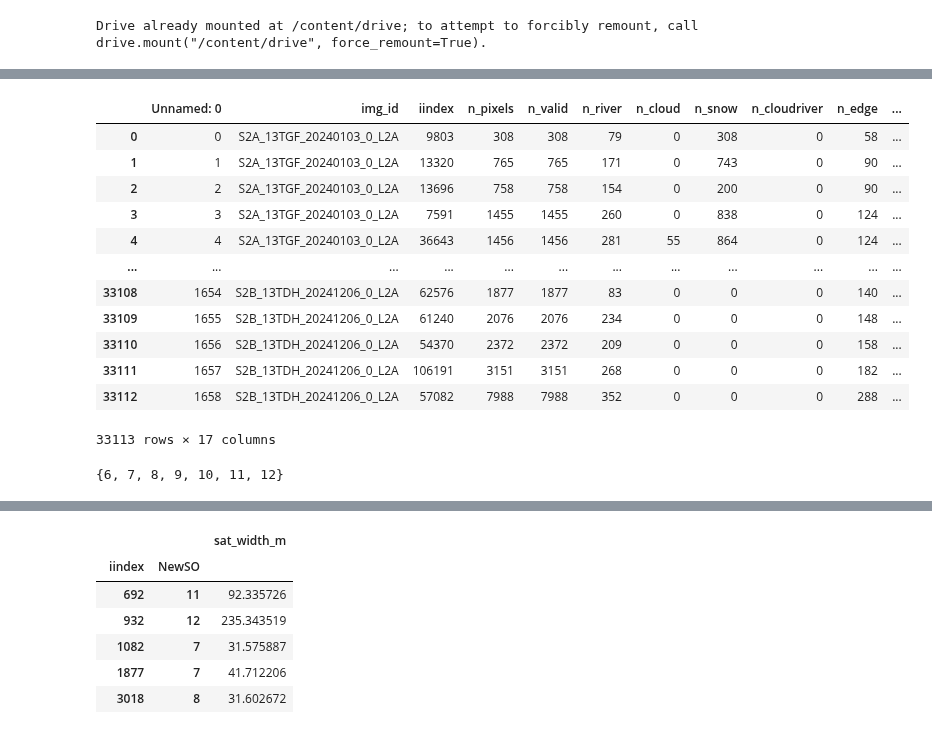
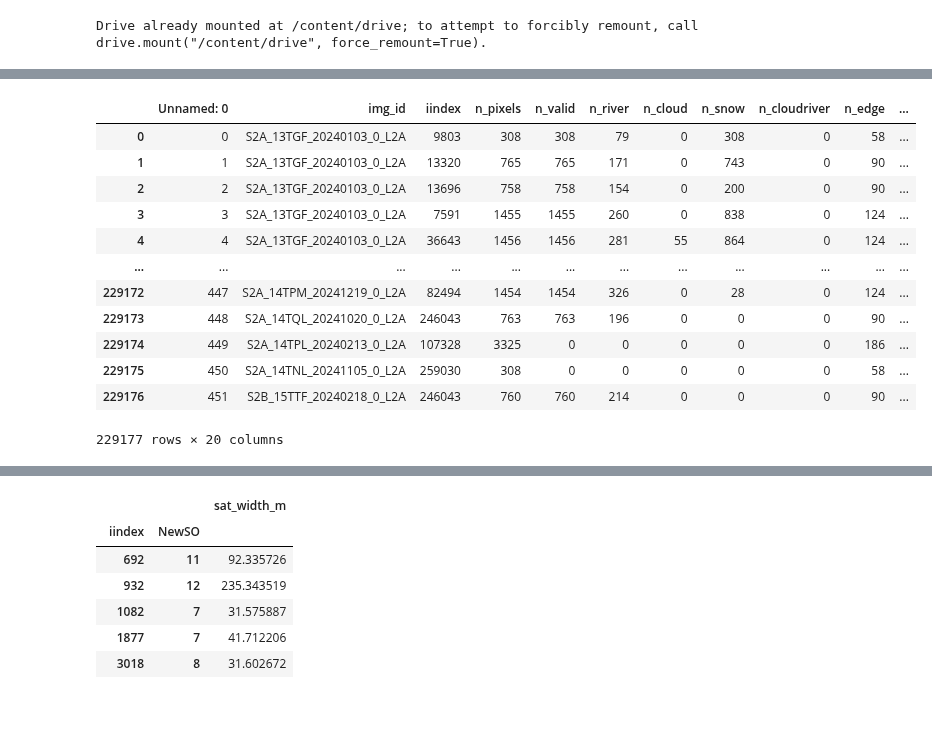
Before and after one commit to wherediddavidgo/multitemporal_RSSA, a Jupyter notebook: ew_distributions_AHG.ipynb, the cells around one changed output, grey strips where cells are left out. Saved outputs shown, nothing was run; the diff lists cells and outputs as text; code cells hidden in the pictures.

Commit message:
stream order and discharge quintile

```diff
--- a/ew_distributions_AHG.ipynb
+++ b/ew_distributions_AHG.ipynb
@@ -90,0 +23,26 @@ plt.plot(tQ)
+# %%
+ew_pts1 = gpd.read_file('/content/drive/MyDrive/platte_pts_10000m.shp')[['iindex', 'geometry']]
+ew_circles1 = gpd.read_file('/content/drive/MyDrive/river_tinder_assets/all_sites/buffs_3x_width_20250903.shp')[['iindex', 'geometry']]
+
+ew_pts2 = gpd.read_file('/content/drive/MyDrive/river_tinder_assets/gage_sites/gage_points_20250918.shp')[['iindex', 'geometry']]
+ew_circles2 = gpd.read_file('/content/drive/MyDrive/river_tinder_assets/gage_sites/gage_circles_3x_20250918.shp')[['iindex', 'geometry']]
+
+ew_pts3 = gpd.read_file('/content/drive/MyDrive/river_tinder_assets/gage_sites/gage_points_extra.shp')[['iindex', 'geometry']]
+ew_circles3 = gpd.read_file('/content/drive/MyDrive/river_tinder_assets/gage_sites/gage_circles_3x_extra.shp')[['iindex', 'geometry']]
+
+
+ew_pts = pd.concat([ew_pts1, ew_pts2, ew_pts3])
+ew_pts = gpd.GeoDataFrame(ew_pts, geometry=ew_pts.geometry, crs=4326).to_crs(3857)
+
+ew_circles = pd.concat([ew_circles1, ew_circles2, ew_circles3])
+ew_circles = gpd.GeoDataFrame(ew_circles, geometry=ew_circles.geometry).to_crs(3857)
+ew_pts = ew_pts.loc[(ew_pts.iindex.isin(ew_circles.iindex)) & (ew_pts.iindex != 30618)]
+
+ew_circles['riv_length'] = ew_circles.apply(lambda x: gpd.sjoin(cb_centerlines, gpd.GeoDataFrame(geometry=[x.geometry], crs=3857)).length.sum(), axis=1)
+
+ew_pts = pd.merge(ew_pts, ew_circles[['iindex', 'riv_length']])
+ew_pts = ew_pts.to_crs(3857).sjoin_nearest(merit_centerlines, distance_col='distance_merit')[['iindex', 'geometry', 'riv_length', 'COMID', 'distance_merit', 'order']]
+
+ew_pts = ew_pts.sjoin_nearest(cb_centerlines[['NewSO', 'geometry']], distance_col='distance_cb').drop_duplicates('iindex')
+
+ew_pts
@@ -91,34 +63,38 @@ plt.plot(tQ)
 # %%
-years = [2024]
-months = [1, 2, 3, 4, 5, 6, 7, 8, 9, 10, 11, 12]
+# years = [2018, 2019, 2021, 2022, 2023, 2024]
+# months = [1, 2, 3, 4, 5, 6, 7, 8, 9, 10, 11, 12]
 df_list = []
 
-for y in years:
-    for m in months:
-        df_list.append(pd.read_csv(f'/content/drive/MyDrive/effwidth_results/all_sites/effwidths_{m}_{y}_20250928.csv'))
+files = glob.glob('/content/drive/MyDrive/effwidth_results/all_sites/*20250928.csv')
+for f in tqdm(files):
+    df_list.append(pd.read_csv(f))
+
+files = glob.glob('/content/drive/MyDrive/effwidth_results/gage_sites/*g*_2025092*.csv')
+for f in tqdm(files):
+    df_list.append(pd.read_csv(f))
 
 widths = pd.concat(df_list)
 
 widths['date'] = widths.apply(lambda x: datetime.date(int(x['img_id'][10:14]), int(x['img_id'][14:16]), int(x['img_id'][16:18])), axis=1)
 widths['date'] = pd.to_datetime(widths.date)
 
-widths = pd.merge(widths, ew_points, on='iindex', how='left')
+widths = pd.merge(widths, ew_pts, on='iindex', how='left')
 
 widths
 # %% [output]
 |  | Unnamed: 0 | img_id | iindex | n_pixels | n_valid | n_river | n_cloud | n_snow | n_cloudriver | n_edge | ... |
 | 0 | 0 | S2A_13TGF_20240103_0_L2A | 9803 | 308 | 308 | 79 | 0 | 308 | 0 | 58 | ... |
 | 1 | 1 | S2A_13TGF_20240103_0_L2A | 13320 | 765 | 765 | 171 | 0 | 743 | 0 | 90 | ... |
 | 2 | 2 | S2A_13TGF_20240103_0_L2A | 13696 | 758 | 758 | 154 | 0 | 200 | 0 | 90 | ... |
 | 3 | 3 | S2A_13TGF_20240103_0_L2A | 7591 | 1455 | 1455 | 260 | 0 | 838 | 0 | 124 | ... |
 | 4 | 4 | S2A_13TGF_20240103_0_L2A | 36643 | 1456 | 1456 | 281 | 55 | 864 | 0 | 124 | ... |
 | ... | ... | ... | ... | ... | ... | ... | ... | ... | ... | ... | ... |
-| 33108 | 1654 | S2B_13TDH_20241206_0_L2A | 62576 | 1877 | 1877 | 83 | 0 | 0 | 0 | 140 | ... |
-| 33109 | 1655 | S2B_13TDH_20241206_0_L2A | 61240 | 2076 | 2076 | 234 | 0 | 0 | 0 | 148 | ... |
-| 33110 | 1656 | S2B_13TDH_20241206_0_L2A | 54370 | 2372 | 2372 | 209 | 0 | 0 | 0 | 158 | ... |
-| 33111 | 1657 | S2B_13TDH_20241206_0_L2A | 106191 | 3151 | 3151 | 268 | 0 | 0 | 0 | 182 | ... |
-| 33112 | 1658 | S2B_13TDH_20241206_0_L2A | 57082 | 7988 | 7988 | 352 | 0 | 0 | 0 | 288 | ... |
+| 229172 | 447 | S2A_14TPM_20241219_0_L2A | 82494 | 1454 | 1454 | 326 | 0 | 28 | 0 | 124 | ... |
+| 229173 | 448 | S2A_14TQL_20241020_0_L2A | 246043 | 763 | 763 | 196 | 0 | 0 | 0 | 90 | ... |
+| 229174 | 449 | S2A_14TPL_20240213_0_L2A | 107328 | 3325 | 0 | 0 | 0 | 0 | 0 | 186 | ... |
+| 229175 | 450 | S2A_14TNL_20241105_0_L2A | 259030 | 308 | 0 | 0 | 0 | 0 | 0 | 58 | ... |
+| 229176 | 451 | S2B_15TTF_20240218_0_L2A | 246043 | 760 | 760 | 214 | 0 | 0 | 0 | 90 | ... |
-33113 rows × 17 columns
+229177 rows × 20 columns
 # %%
 widths['sat_width_m'] = widths.n_river * 100 / widths.riv_length
 widths['fraction_cloud'] = widths.n_cloud / widths.n_pixels
@@ -134,5 +111,0 @@ widths_filtered['GRADES'] = widths_filtered.apply(lambda x: Qarray['Qout'].sel(t
-# %%
-allos = set(widths_filtered.NewSO.tolist())
-print(allos)
-# %% [output]
-{6, 7, 8, 9, 10, 11, 12}
```
Also changed, not shown: parts of 25 cells of this notebook.
